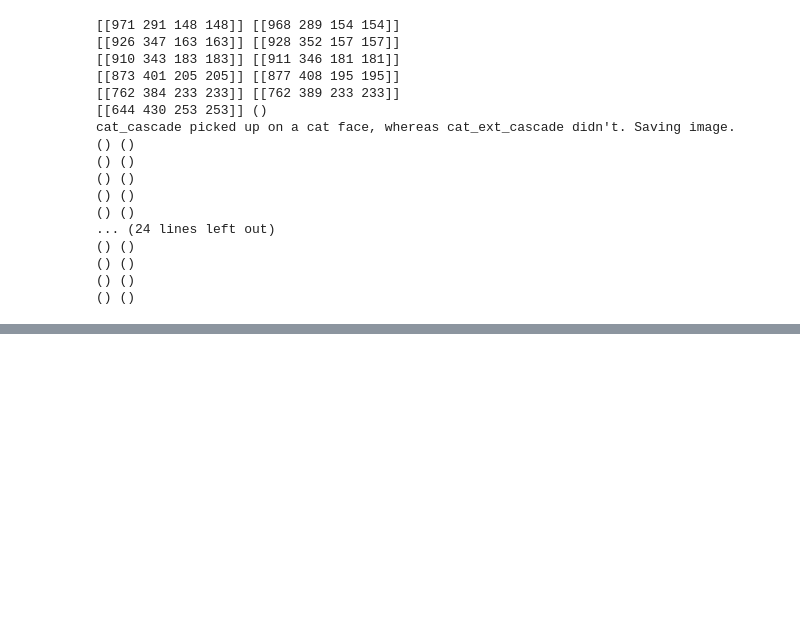
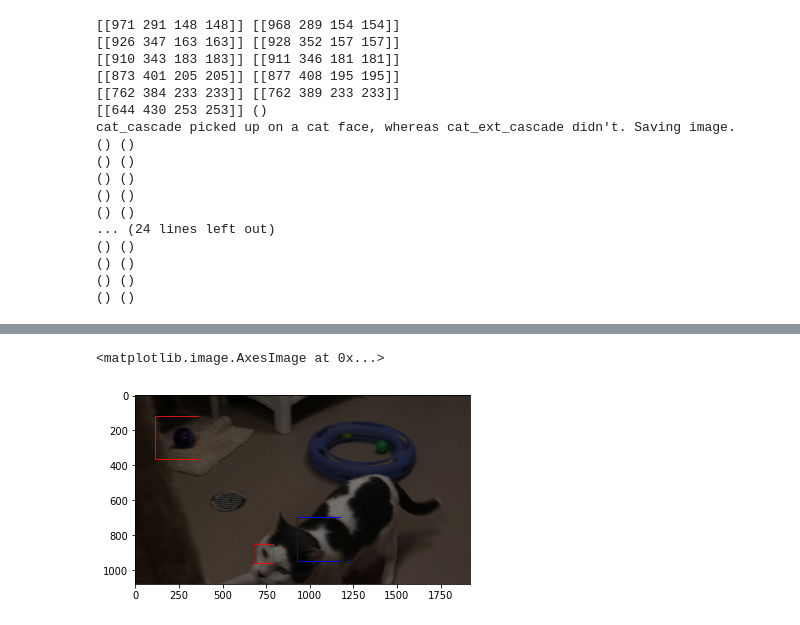
Before and after one commit to iacs-capstone-2020-adoptimize/final_project, a Jupyter notebook: initial_exploration/cats_eda_emily.ipynb, the cells around one changed output, grey strips where cells are left out. Drawn from its saved outputs; the diff is of its cells as text; code cells hidden in the pictures; blank space fills up the shorter version.

```diff
--- a/initial_exploration/cats_eda_emily.ipynb
+++ b/initial_exploration/cats_eda_emily.ipynb
@@ -194,0 +204,6 @@ cat_cascade picked up on a cat face, whereas cat_ext_cascade didn't. Saving imag
+# %%
+non_ext2 =  mpimg.imread("test_output/cat_non_ext_200.jpg")
+plt.imshow(non_ext1)
+# %% [output]
+<matplotlib.image.AxesImage at 0x...>
+[figure, added]
```
Also changed, not shown: parts of 10 cells of this notebook, 13 other files.
